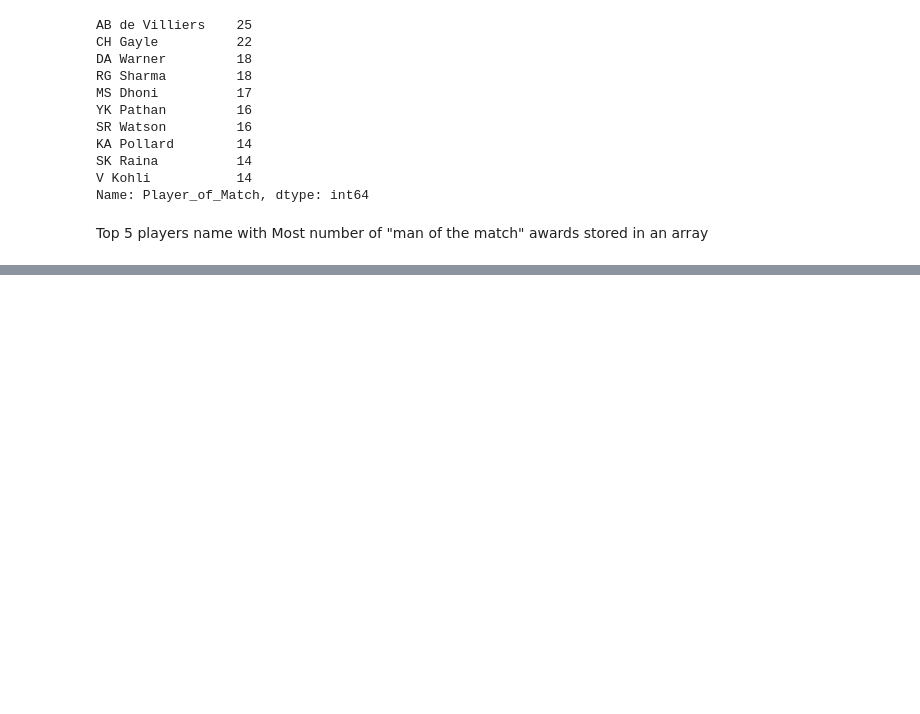
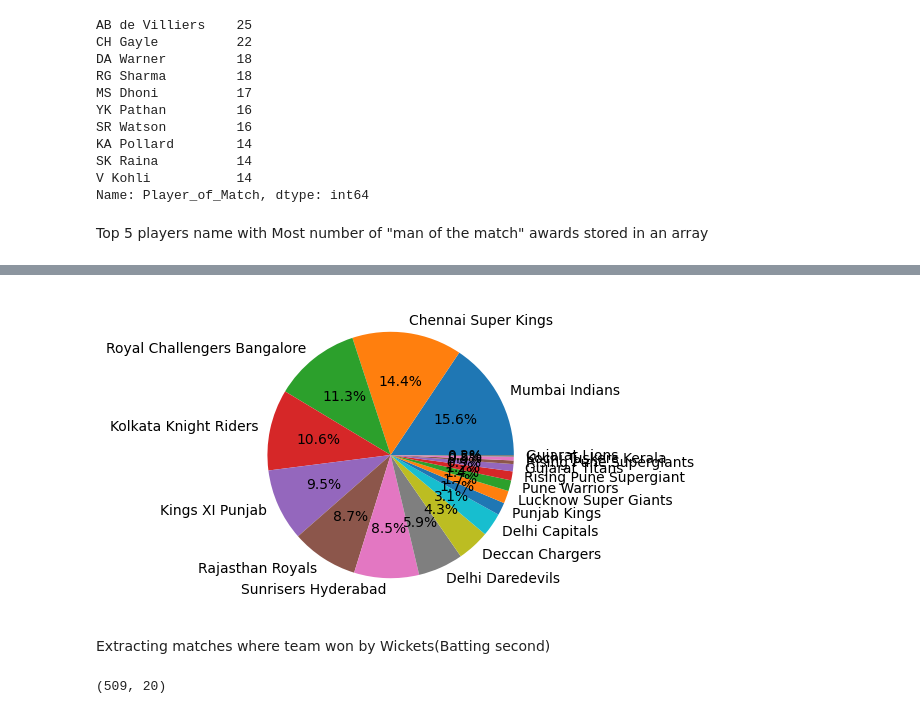
Before and after one commit to tusharmaurya267/IPL-in-Python, a Jupyter notebook: IPL.ipynb, the cells around one changed output, grey strips where cells are left out. Cells and saved outputs as stored; diff of their text form; code cells hidden in the pictures; blank space fills up the shorter version.

```diff
--- a/IPL.ipynb
+++ b/IPL.ipynb
@@ -76,0 +161,13 @@ l1
+# %%
+plt.figure(figsize = (8,4))
+plt.pie( list(win_team) , labels = list(win_team.keys()) , autopct = '%0.1f%%')
+plt.show()
+# %% [output]
+[figure, added]
+# %% [markdown]
+Extracting matches where team won by Wickets(Batting second)
+# %%
+batting_second  = df[df["WonBy"]=='Wickets']
+batting_second.shape
+# %% [output]
+(509, 20)
```
Also changed, not shown: parts of 40 cells of this notebook.
